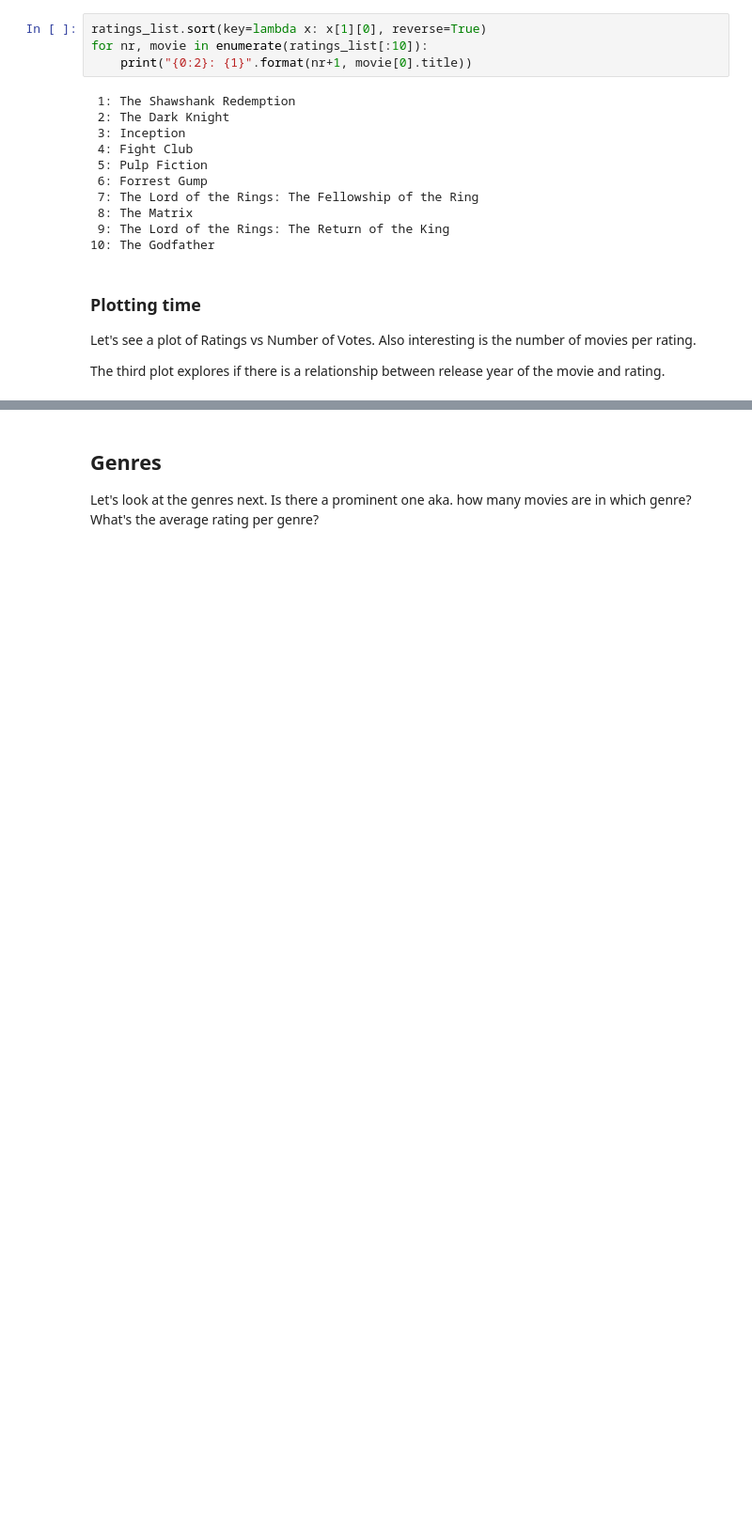
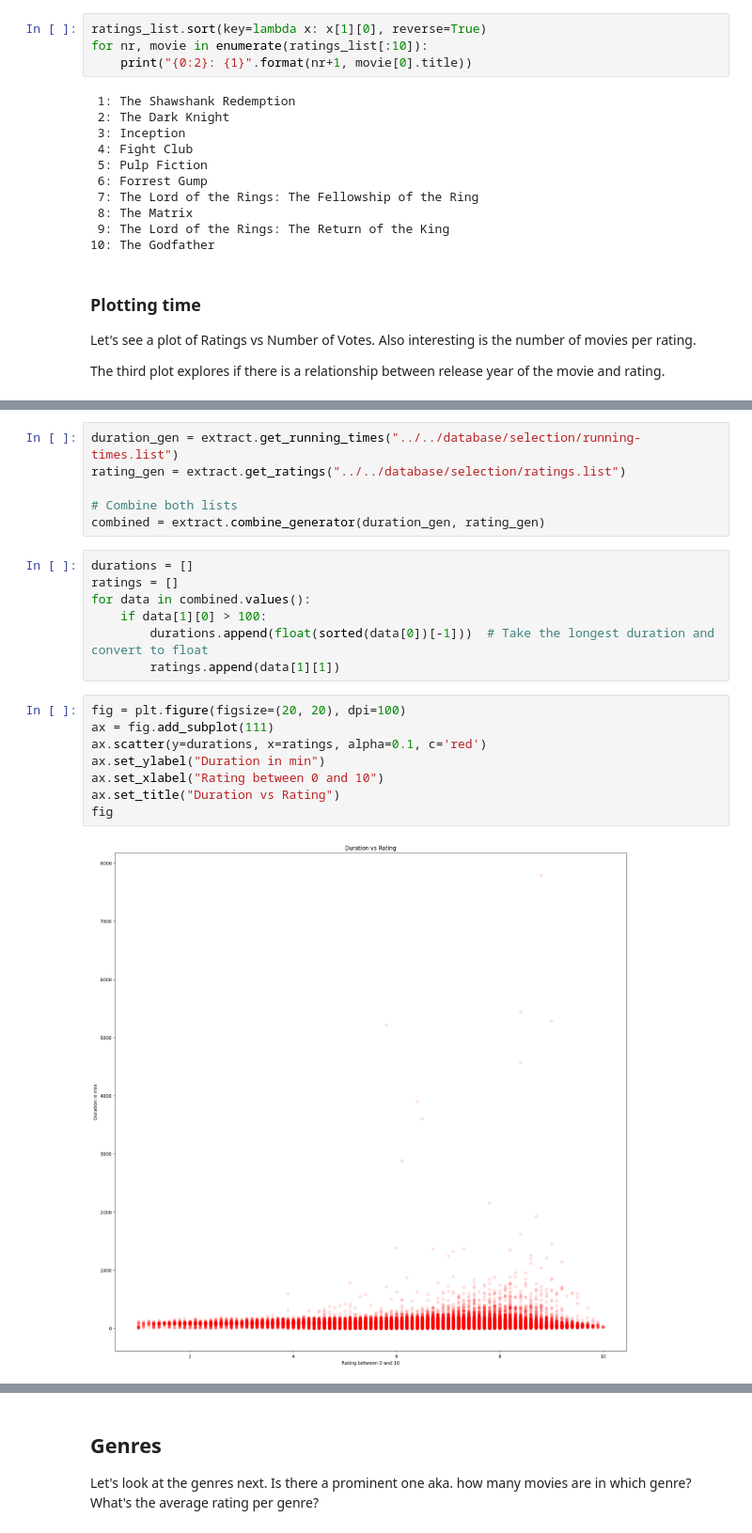
Before and after one commit to M4a1x/IMDBanalysis, a Jupyter notebook: src/visualize.ipynb, the cells around one changed output, grey strips where cells are left out. Shown at 94% size. Drawn from its saved outputs; the diff is of its cells as text; blank space fills up the shorter version.

```diff
--- a/src/visualize.ipynb
+++ b/src/visualize.ipynb
@@ -180,0 +291,23 @@ ax.set_title("Duration vs Length")
+# %%
+duration_gen = extract.get_running_times("../../database/selection/running-times.list")
+rating_gen = extract.get_ratings("../../database/selection/ratings.list")
+
+# Combine both lists
+combined = extract.combine_generator(duration_gen, rating_gen)
+# %%
+durations = []
+ratings = []
+for data in combined.values():
+    if data[1][0] > 100:
+        durations.append(float(sorted(data[0])[-1]))  # Take the longest duration and convert to float
+        ratings.append(data[1][1])
+# %%
+fig = plt.figure(figsize=(20, 20), dpi=100)
+ax = fig.add_subplot(111)
+ax.scatter(y=durations, x=ratings, alpha=0.1, c='red')
+ax.set_ylabel("Duration in min")
+ax.set_xlabel("Rating between 0 and 10")
+ax.set_title("Duration vs Rating")
+fig
+# %% [output]
+[figure, added]
```
Also changed, not shown: parts of 39 cells of this notebook, 1 other file.
